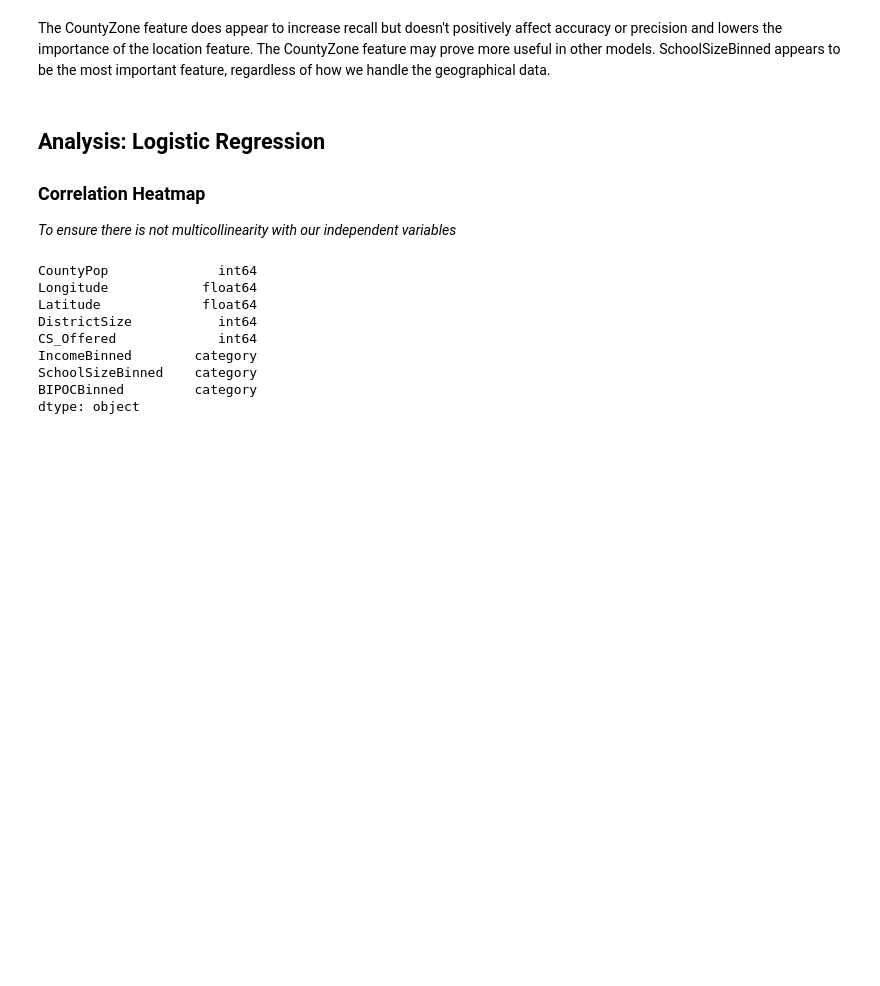
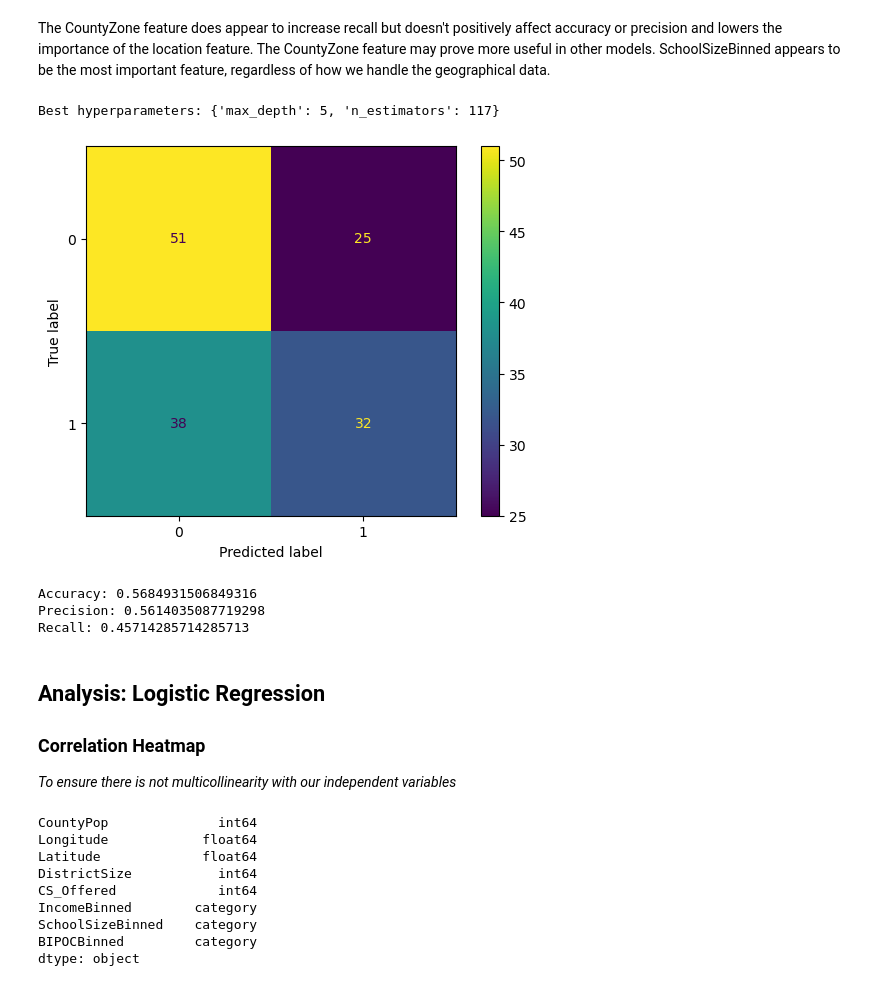
Before and after one commit to brinkbrink/WA_CS_v2, a Jupyter notebook: SchoolAnalysis.ipynb, the cells around one changed output. Saved outputs shown, nothing was run; the diff lists cells and outputs as text; code cells hidden in the pictures; blank space fills up the shorter version.

```diff
--- a/SchoolAnalysis.ipynb
+++ b/SchoolAnalysis.ipynb
@@ -270,0 +284,4 @@ reduced_ospi['BIPOCBinned'] = pd.cut(ospi_data['PercentBIPOC'], bins=bipoc_bins,
+# %%
+income.loc[:,'MedianIncome'] = income.loc[:,'MedianIncome'].str.strip()
+# %%
+income.loc[:,'MedianIncome'] = income.loc[:,'MedianIncome'].str.replace(',', '').astype(float)
@@ -270,0 +294,2 @@ reduced_ospi['BIPOCBinned'] = pd.cut(ospi_data['PercentBIPOC'], bins=bipoc_bins,
+# %%
+with_income = pd.merge(reduced_ospi, income, on='County')
@@ -347,0 +371,3 @@ df_for_tree_v2.head()
+# %%
+## With median household income by county added
+df_for_tree_v3 = with_income.loc[:, ('CountyPop','CountyZone','DistrictNumSchools','DistrictSize','CS_Offered','IncomeBinned','SchoolSizeBinned','BIPOCBinned','MedianIncome')]
@@ -481,5 +524,55 @@ feature_importances.plot.bar();
 # %% [markdown]
 The CountyZone feature does appear to increase recall but doesn't positively affect accuracy or precision and lowers the importance of the location feature. The CountyZone feature may prove more useful in other models. SchoolSizeBinned appears to be the most important feature, regardless of how we handle the geographical data.
+# %%
+X = df_for_tree_v3.drop(['CS_Offered'], axis = 1)
+y = df_for_tree_v3['CS_Offered']
+X_train, X_test, y_train, y_test = train_test_split(X, y, test_size=0.2)
+param_dist = {'n_estimators': randint(50,500),
+              'max_depth': randint(1,20)}
+
+# Create a random forest classifier
+rf = RandomForestClassifier()
+
+# Use random search to find the best hyperparameters
+rand_search = RandomizedSearchCV(rf,
+                                 param_distributions = param_dist,
+                                 n_iter=5,
+                                 cv=5)
+
+# Fit the random search object to the data
+rand_search.fit(X_train, y_train)
+# Create a variable for the best model
+best_rf = rand_search.best_estimator_
+
+# Print the best hyperparameters
+print('Best hyperparameters:',  rand_search.best_params_)
+# Generate predictions with the best model
+y_pred = best_rf.predict(X_test)
+# Generate predictions with the best model
+y_pred = best_rf.predict(X_test)
+
+
+from sklearn.metrics import confusion_matrix
+
+# Create the confusion matrix
+cm = confusion_matrix(y_test, y_pred)
+
+ConfusionMatrixDisplay(confusion_matrix=cm).plot();
+# %% [output]
+Best hyperparameters: {'max_depth': 5, 'n_estimators': 117}
+[figure, added]
+# %%
+accuracy = accuracy_score(y_test, y_pred)
+precision = precision_score(y_test, y_pred)
+recall = recall_score(y_test, y_pred)
+
+print("Accuracy:", accuracy)
+print("Precision:", precision)
+print("Recall:", recall)
+# %% [output]
+Accuracy: 0.5684931506849316
+Precision: 0.5614035087719298
+Recall: 0.45714285714285713
 # %% [markdown]
 ## Analysis: Logistic Regression
 ### Correlation Heatmap
```
Also changed, not shown: parts of 30 cells of this notebook.
